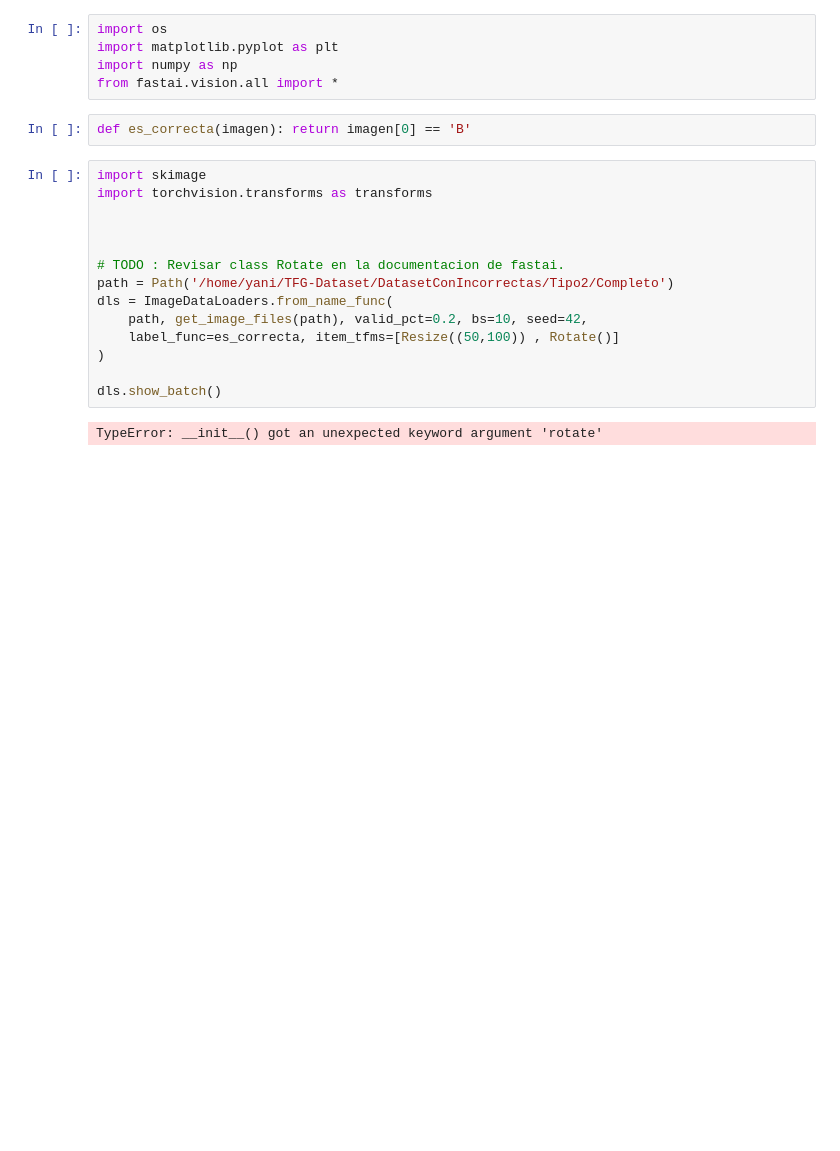
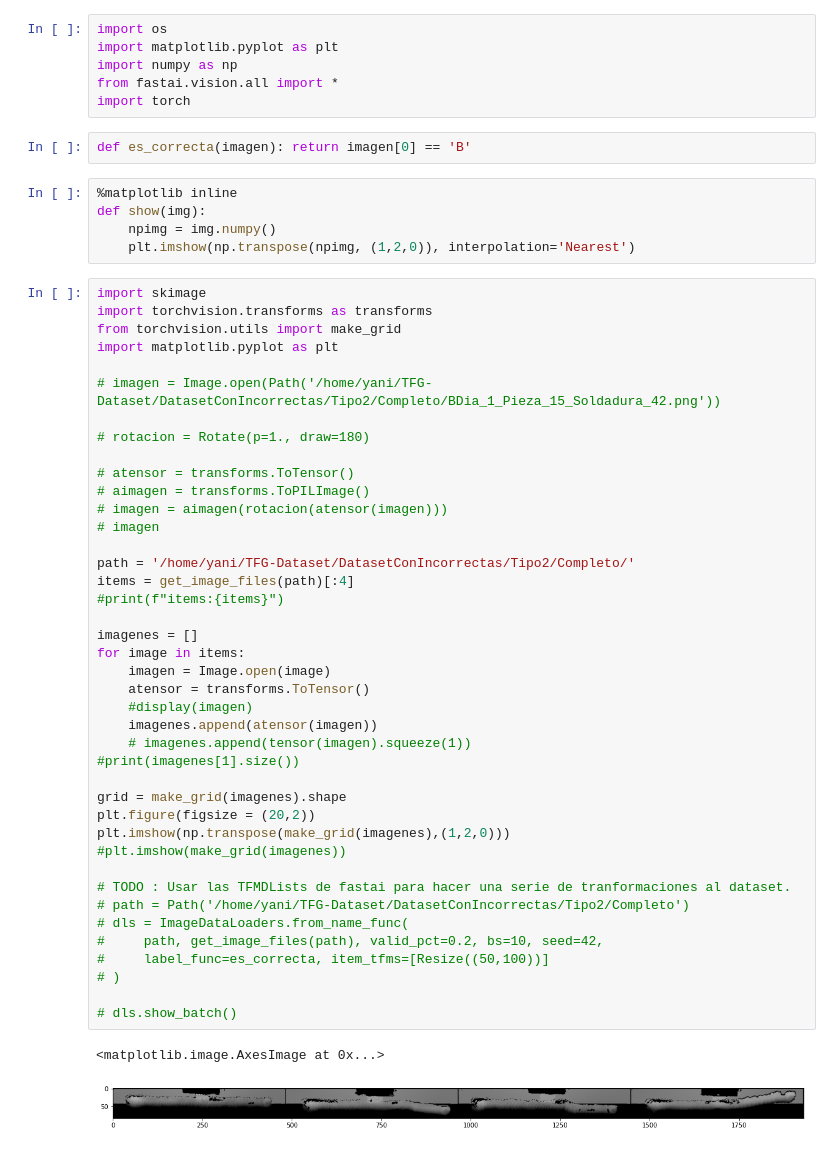
Before and after one commit to Istaliyan/PruebasTFG, a Jupyter notebook: ClasificadorSoldadurasTipo2.ipynb, the cells around one changed output. Saved outputs shown, nothing was run; the diff lists cells and outputs as text; blank space fills up the shorter version.

Commit message:
Añadido grid donde poder ver las transformaciones de las TfmdLists que vamos a usar

```diff
--- a/ClasificadorSoldadurasTipo2.ipynb
+++ b/ClasificadorSoldadurasTipo2.ipynb
@@ -3,21 +3,55 @@ import os
 import matplotlib.pyplot as plt
 import numpy as np
 from fastai.vision.all import *
+import torch
 # %%
 def es_correcta(imagen): return imagen[0] == 'B'
-# %%
-import skimage
-import torchvision.transforms as transforms
-
-
-
-# TODO : Revisar class Rotate en la documentacion de fastai.
-path = Path('/home/yani/TFG-Dataset/DatasetConIncorrectas/Tipo2/Completo')
-dls = ImageDataLoaders.from_name_func(
-    path, get_image_files(path), valid_pct=0.2, bs=10, seed=42,
-    label_func=es_correcta, item_tfms=[Resize((50,100)) , Rotate()]
-)
-
-dls.show_batch()
-# %% [output]
-TypeError: __init__() got an unexpected keyword argument 'rotate'
+# %%
+%matplotlib inline
+def show(img):
+    npimg = img.numpy()
+    plt.imshow(np.transpose(npimg, (1,2,0)), interpolation='Nearest')
+# %%
+import skimage
+import torchvision.transforms as transforms
+from torchvision.utils import make_grid
+import matplotlib.pyplot as plt
+
+# imagen = Image.open(Path('/home/yani/TFG-Dataset/DatasetConIncorrectas/Tipo2/Completo/BDia_1_Pieza_15_Soldadura_42.png'))
+
+# rotacion = Rotate(p=1., draw=180)
+
+# atensor = transforms.ToTensor()
+# aimagen = transforms.ToPILImage()
+# imagen = aimagen(rotacion(atensor(imagen)))
+# imagen
+
+path = '/home/yani/TFG-Dataset/DatasetConIncorrectas/Tipo2/Completo/'
+items = get_image_files(path)[:4]
+#print(f"items:{items}")
+
+imagenes = []
+for image in items:
+    imagen = Image.open(image)
+    atensor = transforms.ToTensor()
+    #display(imagen)
+    imagenes.append(atensor(imagen))
+    # imagenes.append(tensor(imagen).squeeze(1))
+#print(imagenes[1].size())
+
+grid = make_grid(imagenes).shape
+plt.figure(figsize = (20,2))
+plt.imshow(np.transpose(make_grid(imagenes),(1,2,0)))
+#plt.imshow(make_grid(imagenes))
+
+# TODO : Usar las TFMDLists de fastai para hacer una serie de tranformaciones al dataset.
+# path = Path('/home/yani/TFG-Dataset/DatasetConIncorrectas/Tipo2/Completo')
+# dls = ImageDataLoaders.from_name_func(
+#     path, get_image_files(path), valid_pct=0.2, bs=10, seed=42,
+#     label_func=es_correcta, item_tfms=[Resize((50,100))]
+# )
+
+# dls.show_batch()
+# %% [output]
+<matplotlib.image.AxesImage at 0x...>
+[figure, added]
```
